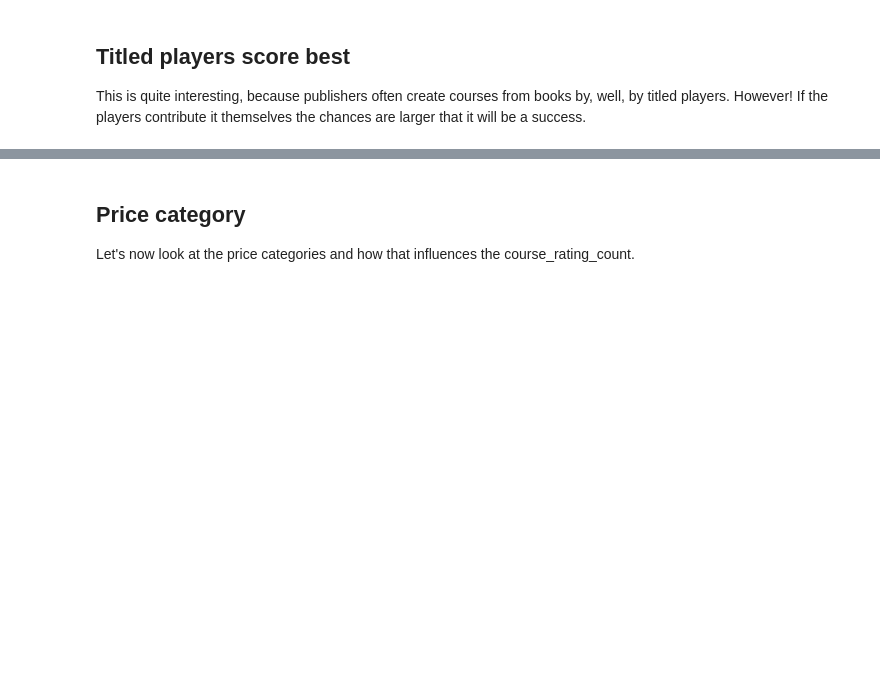
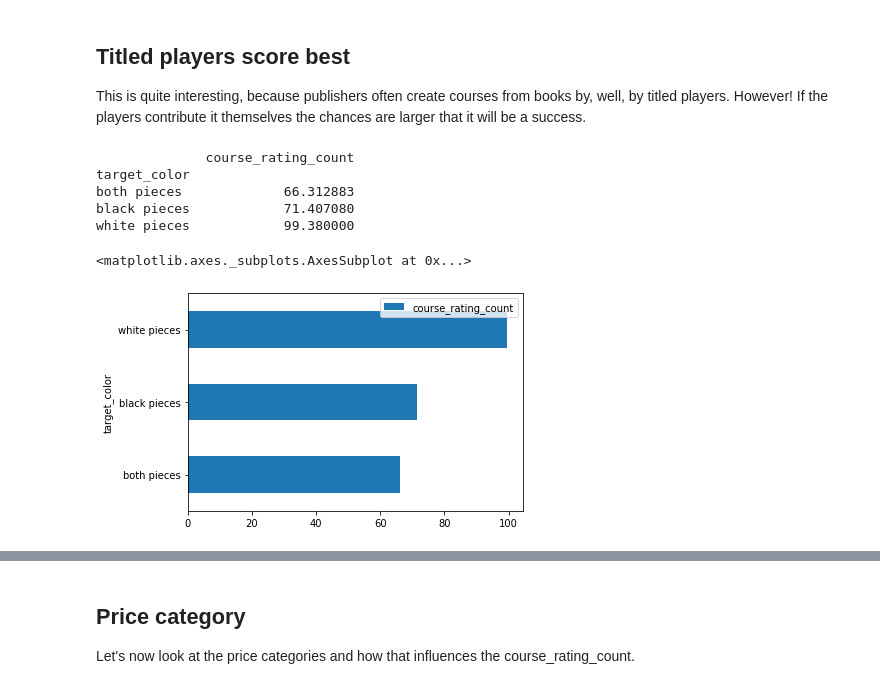
Before and after one commit to ChessNomad/chessable-courses, a Jupyter notebook: Scoring well on chessable.com.ipynb, the cells around one changed output, grey strips where cells are left out. Drawn from its saved outputs; the diff is of its cells as text; code cells hidden in the pictures; blank space fills up the shorter version.

```diff
--- a/Scoring well on chessable.com.ipynb
+++ b/Scoring well on chessable.com.ipynb
@@ -192,10 +192,14 @@ Again we do not see a lot of correlation with our new columns. Two other things
 * Tactics are slightly more popular with beginning and casual levels
 * Tactics courses have a shallow avg_line_depth
 # %%
-#Now we can see if the title matters
-title_pivot = pd.pivot_table(chessable, values= 'course_rating_count', index= 'titled_author').sort_values('course_rating_count', axis=0)
-print(title_pivot)
-title_pivot.plot.barh()
+#Now we can see if the title matters.
+#Defining a function for future pivot tables.
+def rating_count_pivot(col):
+    title_pivot = pd.pivot_table(chessable, values= 'course_rating_count', index= col).sort_values('course_rating_count', axis=0)
+    print(title_pivot)
+    return title_pivot.plot.barh()
+
+rating_count_pivot('titled_author')
 # %% [output]
                course_rating_count
 titled_author
@@ -227,3 +229,13 @@ Titled player            95.354430
 # %% [markdown]
 ## Titled players score best
 This is quite interesting, because publishers often create courses from books by, well, by titled players. However! If the players contribute it themselves the chances are larger that it will be a success.
+# %%
+rating_count_pivot('target_color')
+# %% [output]
+              course_rating_count
+target_color
+both pieces             66.312883
+black pieces            71.407080
+white pieces            99.380000
+<matplotlib.axes._subplots.AxesSubplot at 0x...>
+[figure, added]
```
Also changed, not shown: parts of 14 cells of this notebook.
